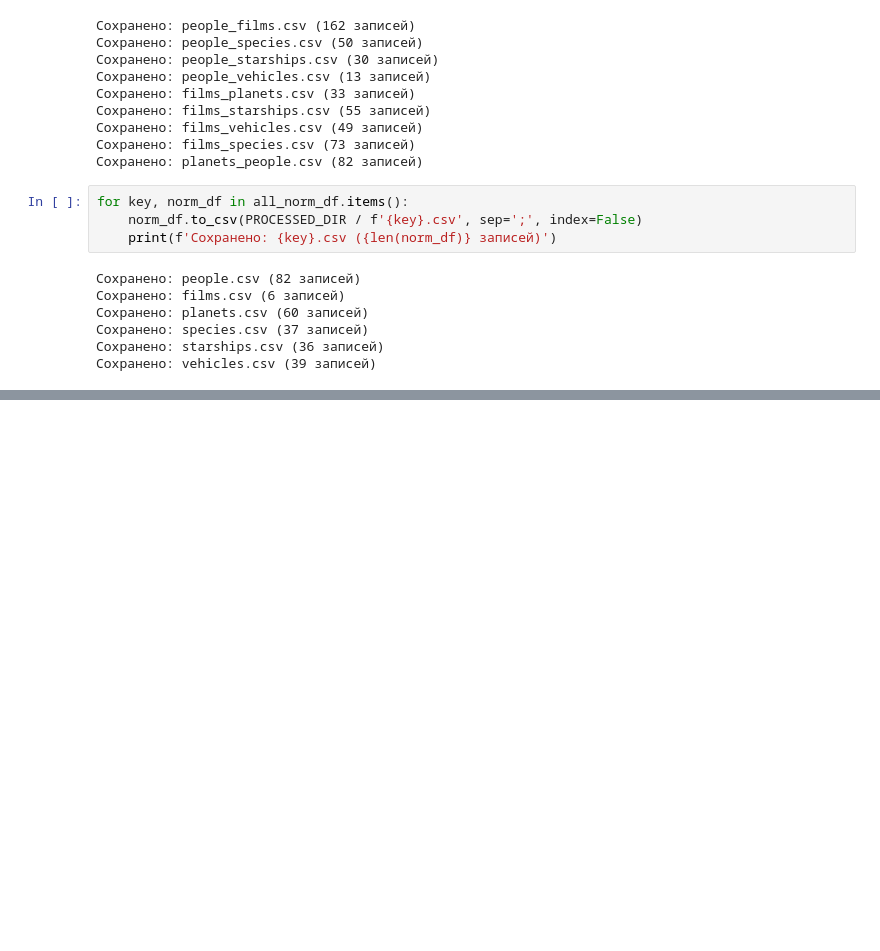
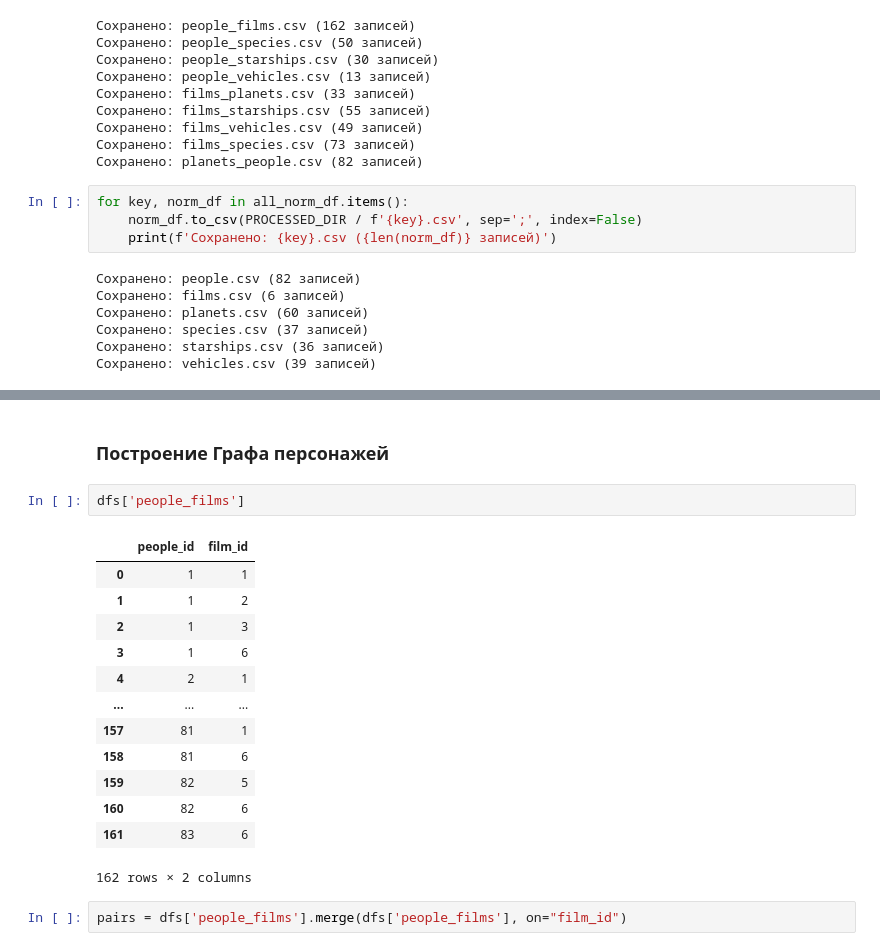
Before and after one commit to Kostin-Maxim/data-analyst-portfolio, a Jupyter notebook: project_1/project_swapi.ipynb, the cells around one changed output, grey strips where cells are left out. Cells and saved outputs as stored; diff of their text form; blank space fills up the shorter version.

```diff
--- a/project_1/project_swapi.ipynb
+++ b/project_1/project_swapi.ipynb
@@ -495,0 +526,20 @@ for key, norm_df in all_norm_df.items():
+# %% [markdown]
+### Построение Графа персонажей
+# %%
+dfs['people_films']
+# %% [output]
+|  | people_id | film_id |
+| 0 | 1 | 1 |
+| 1 | 1 | 2 |
+| 2 | 1 | 3 |
+| 3 | 1 | 6 |
+| 4 | 2 | 1 |
+| ... | ... | ... |
+| 157 | 81 | 1 |
+| 158 | 81 | 6 |
+| 159 | 82 | 5 |
+| 160 | 82 | 6 |
+| 161 | 83 | 6 |
+162 rows × 2 columns
+# %%
+pairs = dfs['people_films'].merge(dfs['people_films'], on="film_id")
```
Also changed, not shown: parts of 12 cells of this notebook, 1 other file.
